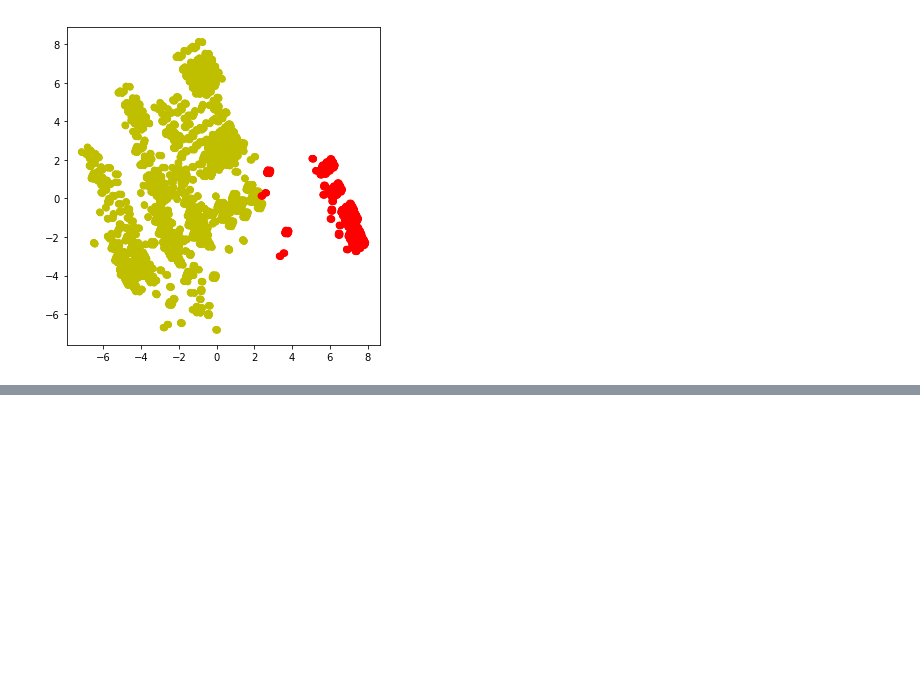
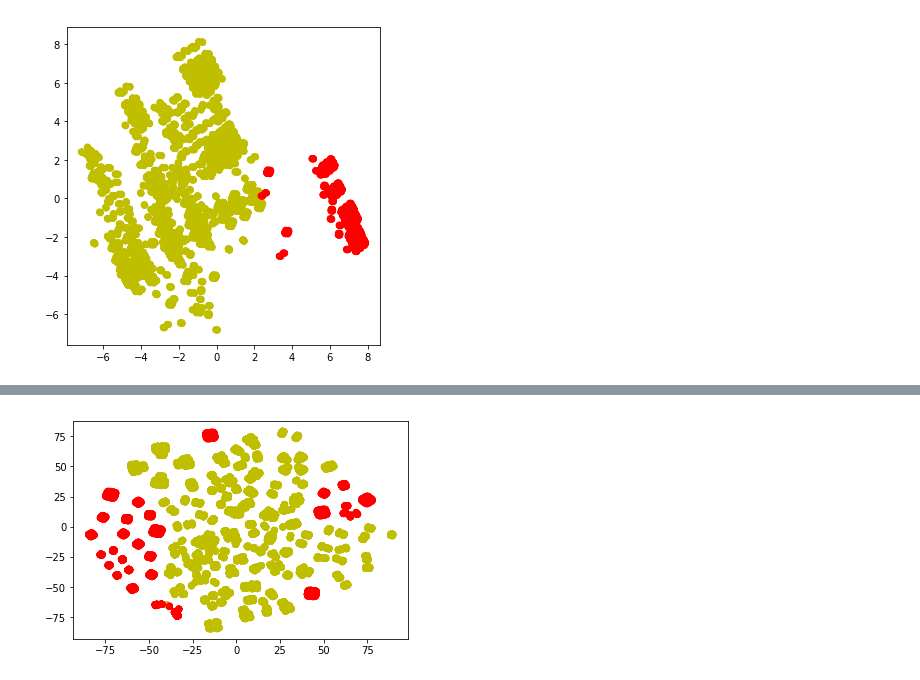
Before and after one commit to Data-Competition/Super-Mario, a Jupyter notebook: mushroom-report-v1.ipynb, the cells around one changed output, grey strips where cells are left out. Saved outputs shown, nothing was run; the diff lists cells and outputs as text; code cells hidden in the pictures; blank space fills up the shorter version.

```diff
--- a/mushroom-report-v1.ipynb
+++ b/mushroom-report-v1.ipynb
@@ -235,0 +255,15 @@ plt.show()
+# %%
+# 2-1. t_SNE visualize
+import matplotlib.pyplot as plt
+from sklearn.manifold import TSNE
+
+model = TSNE(learning_rate=100)
+transformed = model.fit_transform(data.values)
+
+xs = transformed[:,0]
+ys = transformed[:,1]
+plt.scatter(xs, ys, c=label_color)
+
+plt.show()
+# %% [output]
+[figure, added]
```
Also changed, not shown: parts of 1 cell of this notebook, 12 other files.
